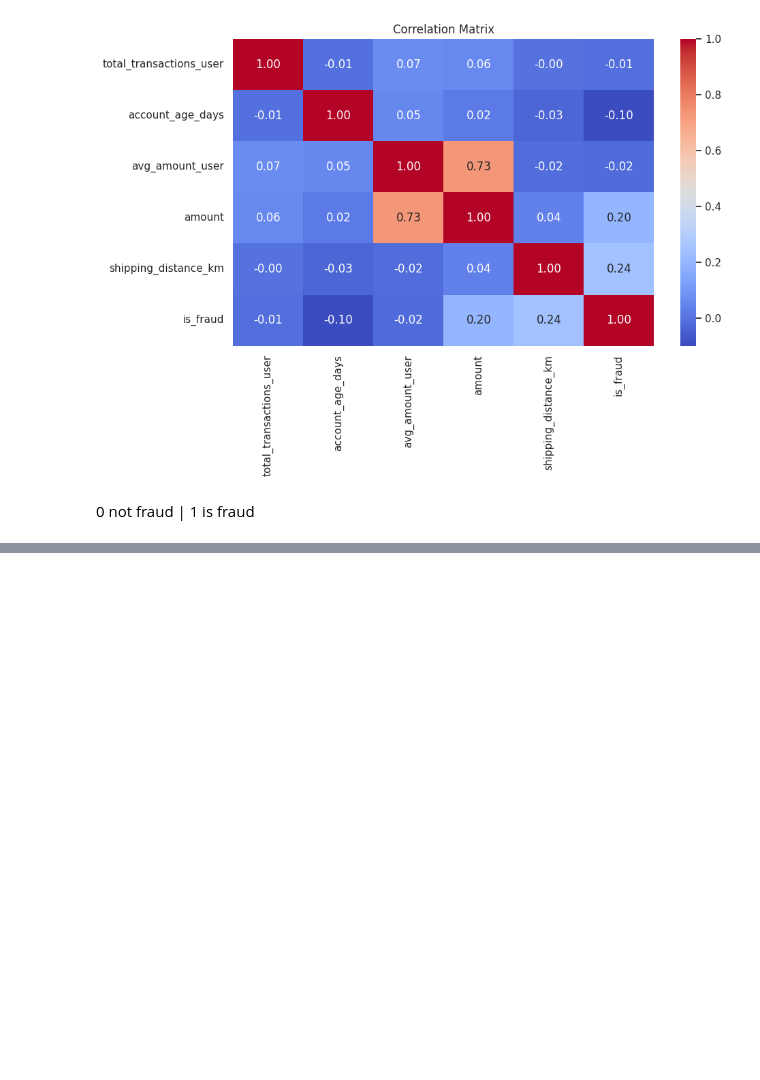
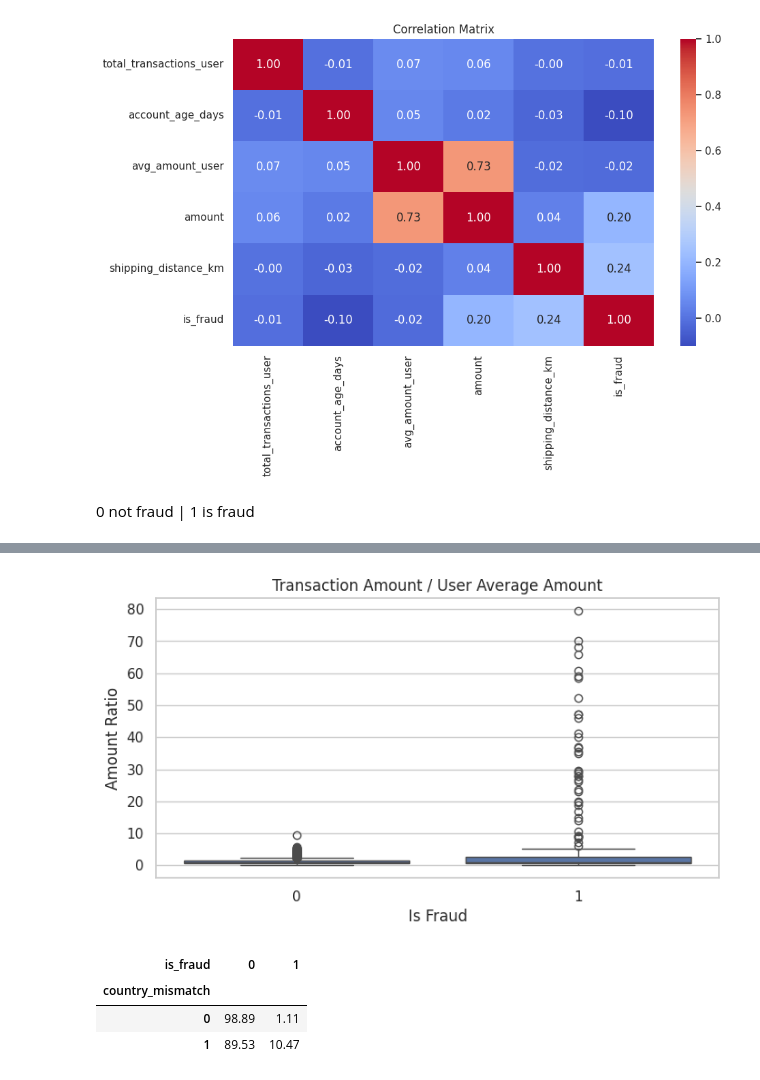
Before and after one commit to nabilavlnk/ML_Fraud_Detection_ECommerce, a Jupyter notebook: eda.ipynb, the cells around one changed output, grey strips where cells are left out. Cells and saved outputs as stored; diff of their text form; code cells hidden in the pictures; blank space fills up the shorter version.

```diff
--- a/eda.ipynb
+++ b/eda.ipynb
@@ -703,0 +783,6 @@ plt.show()
+# %%
+df["amount_ratio"] = (
+    df["amount"] / df["avg_amount_user"]
+)
+
+df["amount_ratio"].describe()
@@ -703,0 +799,31 @@ plt.show()
+# %%
+plt.figure(figsize=(8,4))
+
+sns.boxplot(
+    data = df,
+    x = "is_fraud",
+    y = "amount_ratio"
+)
+
+plt.title("Transaction Amount / User Average Amount")
+plt.xlabel("Is Fraud")
+plt.ylabel("Amount Ratio")
+
+plt.show()
+# %% [output]
+[figure, added]
+# %%
+df["country_mismatch"] = (
+    df["country"] != df["bin_country"]
+).astype(int)
+
+pd.crosstab(
+    df["country_mismatch"],
+    df["is_fraud"],
+    normalize= "index"
+).mul(100).round(2)
+# %% [output]
+| is_fraud | 0 | 1 |
+| country_mismatch |  |  |
+| 0 | 98.89 | 1.11 |
+| 1 | 89.53 | 10.47 |
```
Also changed, not shown: parts of 17 cells of this notebook.
